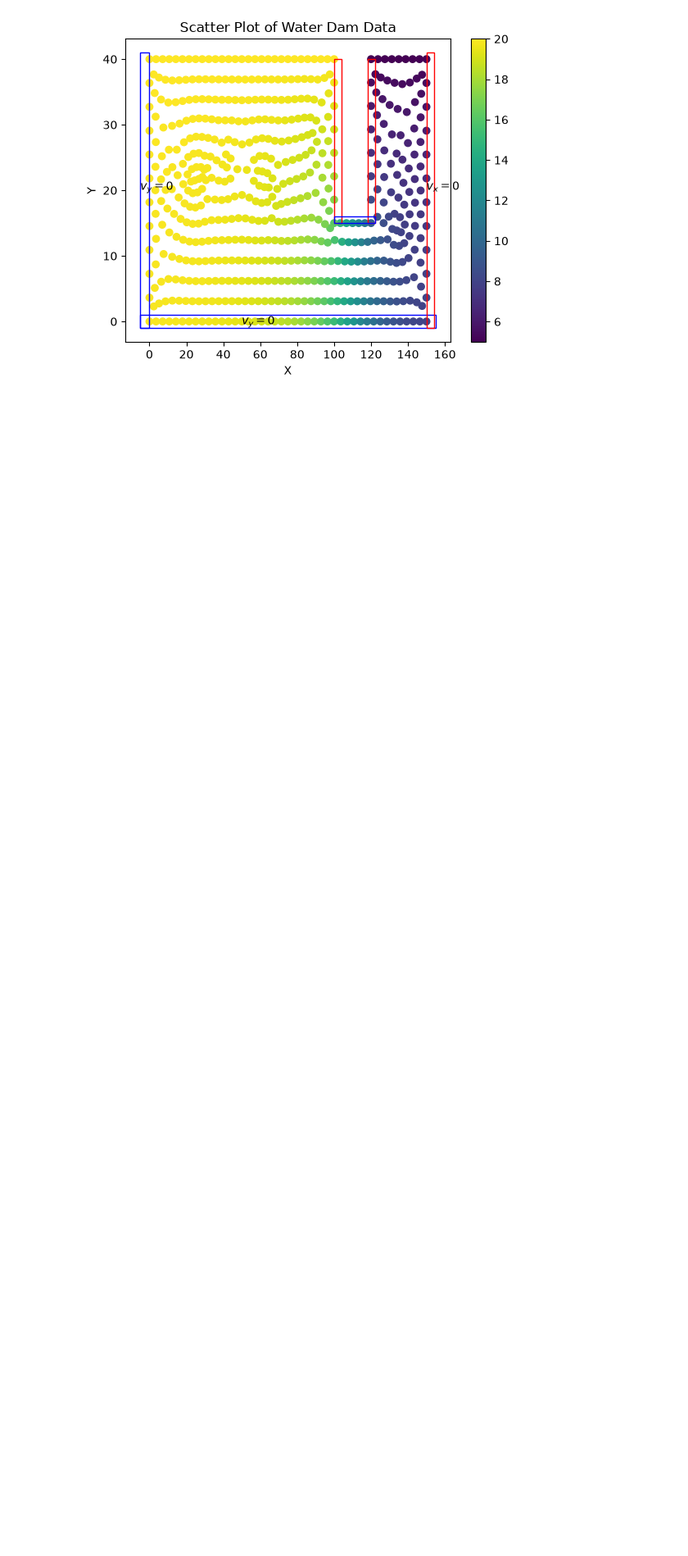
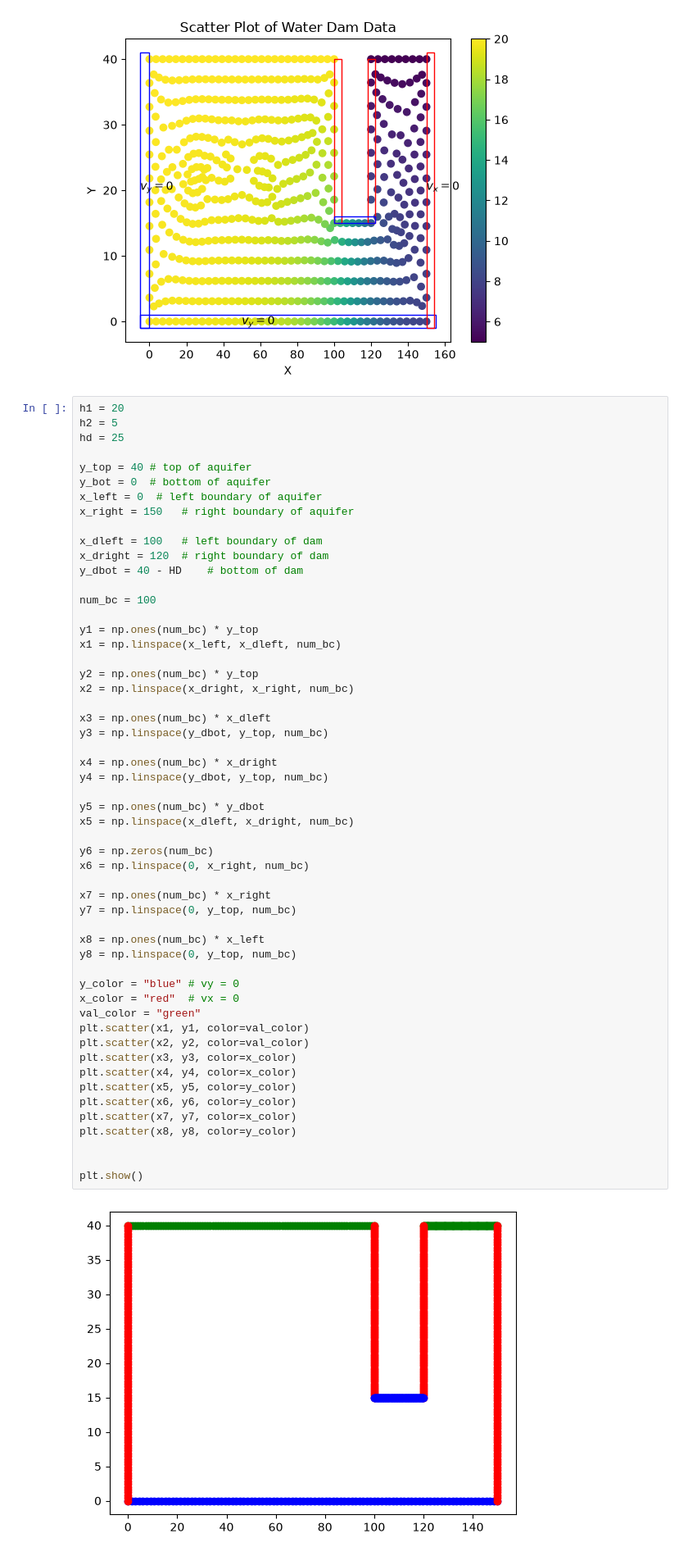
Before and after one commit to omarabdesslem/PIIM, a Jupyter notebook: boundary_conditions.ipynb, the cells around one changed output. Shown at 82% size. Drawn from its saved outputs; the diff is of its cells as text; blank space fills up the shorter version.

```diff
--- a/boundary_conditions.ipynb
+++ b/boundary_conditions.ipynb
@@ -110,3 +111,59 @@ ax.add_patch(rect6)
 plt.show()
 # %% [output]
 [figure]
+# %%
+h1 = 20
+h2 = 5
+hd = 25
+
+y_top = 40 # top of aquifer
+y_bot = 0  # bottom of aquifer
+x_left = 0  # left boundary of aquifer
+x_right = 150   # right boundary of aquifer
+
+x_dleft = 100   # left boundary of dam
+x_dright = 120  # right boundary of dam
+y_dbot = 40 - HD    # bottom of dam
+
+num_bc = 100
+
+y1 = np.ones(num_bc) * y_top
+x1 = np.linspace(x_left, x_dleft, num_bc)
+
+y2 = np.ones(num_bc) * y_top
+x2 = np.linspace(x_dright, x_right, num_bc)
+
+x3 = np.ones(num_bc) * x_dleft
+y3 = np.linspace(y_dbot, y_top, num_bc)
+
+x4 = np.ones(num_bc) * x_dright
+y4 = np.linspace(y_dbot, y_top, num_bc)
+
+y5 = np.ones(num_bc) * y_dbot
+x5 = np.linspace(x_dleft, x_dright, num_bc)
+
+y6 = np.zeros(num_bc)
+x6 = np.linspace(0, x_right, num_bc)
+
+x7 = np.ones(num_bc) * x_right
+y7 = np.linspace(0, y_top, num_bc)
+
+x8 = np.ones(num_bc) * x_left
+y8 = np.linspace(0, y_top, num_bc)
+
+y_color = "blue" # vy = 0
+x_color = "red"  # vx = 0
+val_color = "green"
+plt.scatter(x1, y1, color=val_color)
+plt.scatter(x2, y2, color=val_color)
+plt.scatter(x3, y3, color=x_color)
+plt.scatter(x4, y4, color=x_color)
+plt.scatter(x5, y5, color=y_color)
+plt.scatter(x6, y6, color=y_color)
+plt.scatter(x7, y7, color=x_color)
+plt.scatter(x8, y8, color=y_color)
+
+
+plt.show()
+# %% [output]
+[figure, added]
```
Also changed, not shown: parts of 1 cell of this notebook.
